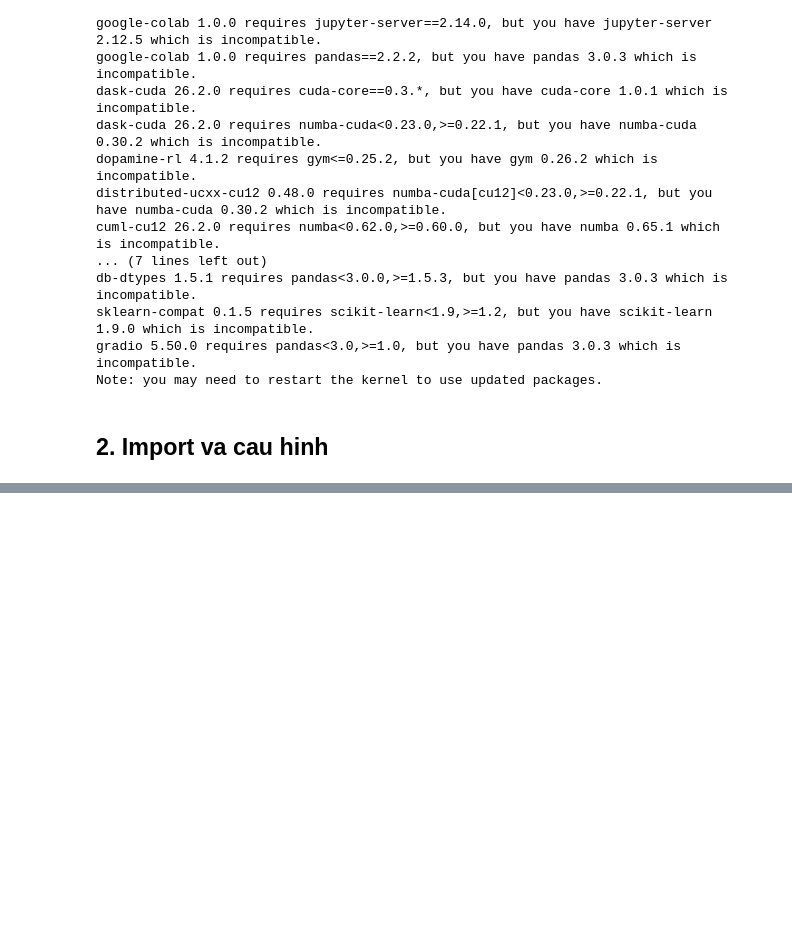
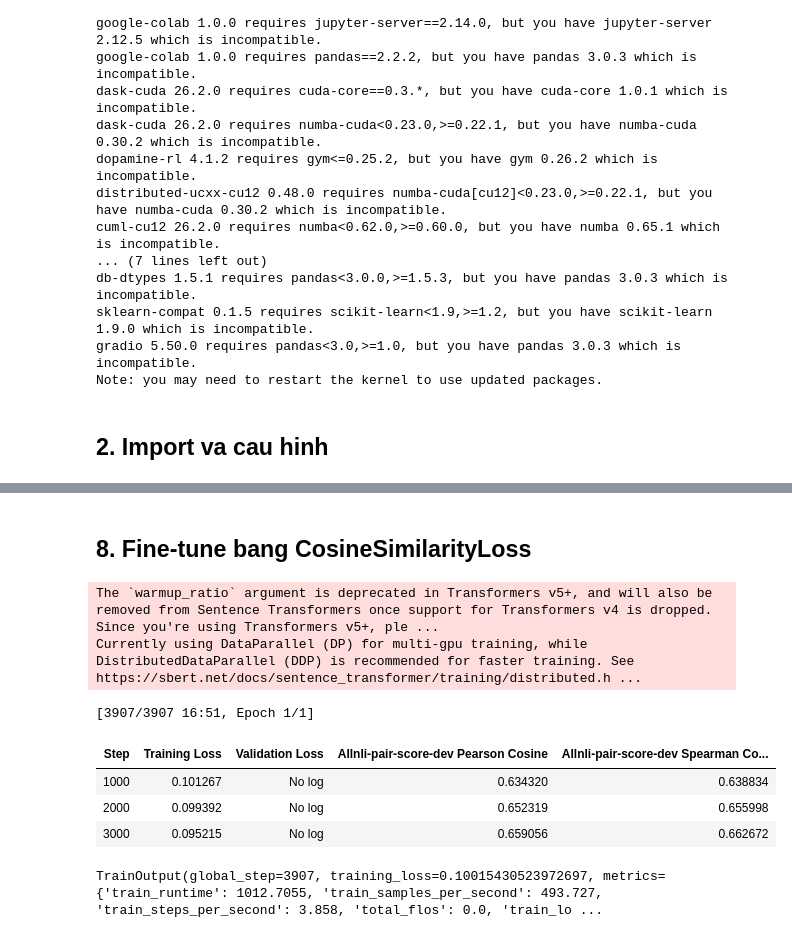
Before and after one commit to PhDQuang/similarity_search, a Jupyter notebook: notebooks/04-train-minilm-pair-score-500k-kaggle.ipynb, the cells around one changed output, grey strips where cells are left out. Drawn from its saved outputs; the diff is of its cells as text; code cells hidden in the pictures; blank space fills up the shorter version.

```diff
--- a/notebooks/03-train-biencoder-kaggle.ipynb
+++ b/notebooks/04-train-minilm-pair-score-500k-kaggle.ipynb
@@ -522,0 +290,45 @@ Bo qua push len Hugging Face.
+# %% [markdown]
+## 8. Fine-tune bang CosineSimilarityLoss
+# %%
+bf16_supported = bool(hasattr(torch.cuda, "is_bf16_supported") and torch.cuda.is_bf16_supported())
+
+training_args = SentenceTransformerTrainingArguments(
+    output_dir=str(OUTPUT_ROOT / "checkpoints"),
+    num_train_epochs=NUM_EPOCHS,
+    per_device_train_batch_size=TRAIN_BATCH_SIZE,
+    per_device_eval_batch_size=EVAL_BATCH_SIZE,
+    gradient_accumulation_steps=GRADIENT_ACCUMULATION_STEPS,
+    learning_rate=LEARNING_RATE,
+    warmup_ratio=WARMUP_RATIO,
+    fp16=not bf16_supported,
+    bf16=bf16_supported,
+    eval_strategy="steps",
+    eval_steps=EVAL_STEPS,
+    save_strategy="steps",
+    save_steps=SAVE_STEPS,
+    save_total_limit=2,
+    logging_strategy="steps",
+    logging_steps=100,
+    report_to="none",
+    seed=SEED,
+    data_seed=SEED,
+)
+
+loss = CosineSimilarityLoss(model)
+trainer = SentenceTransformerTrainer(
+    model=model,
+    args=training_args,
+    train_dataset=train_score,
+    loss=loss,
+    evaluator=evaluator,
+)
+trainer.train()
+# %% [output]
+The `warmup_ratio` argument is deprecated in Transformers v5+, and will also be removed from Sentence Transformers once support for Transformers v4 is dropped. Since you're using Transformers v5+, ple ...
+Currently using DataParallel (DP) for multi-gpu training, while DistributedDataParallel (DDP) is recommended for faster training. See https://sbert.net/docs/sentence_transformer/training/distributed.h ...
+[3907/3907 16:51, Epoch 1/1]
+| Step | Training Loss | Validation Loss | Allnli-pair-score-dev Pearson Cosine | Allnli-pair-score-dev Spearman Co... |
+| 1000 | 0.101267 | No log | 0.634320 | 0.638834 |
+| 2000 | 0.099392 | No log | 0.652319 | 0.655998 |
+| 3000 | 0.095215 | No log | 0.659056 | 0.662672 |
+TrainOutput(global_step=3907, training_loss=0.10015430523972697, metrics={'train_runtime': 1012.7055, 'train_samples_per_second': 493.727, 'train_steps_per_second': 3.858, 'total_flos': 0.0, 'train_lo ...
```
Also changed, not shown: parts of 36 cells of this notebook, 5 other files.
